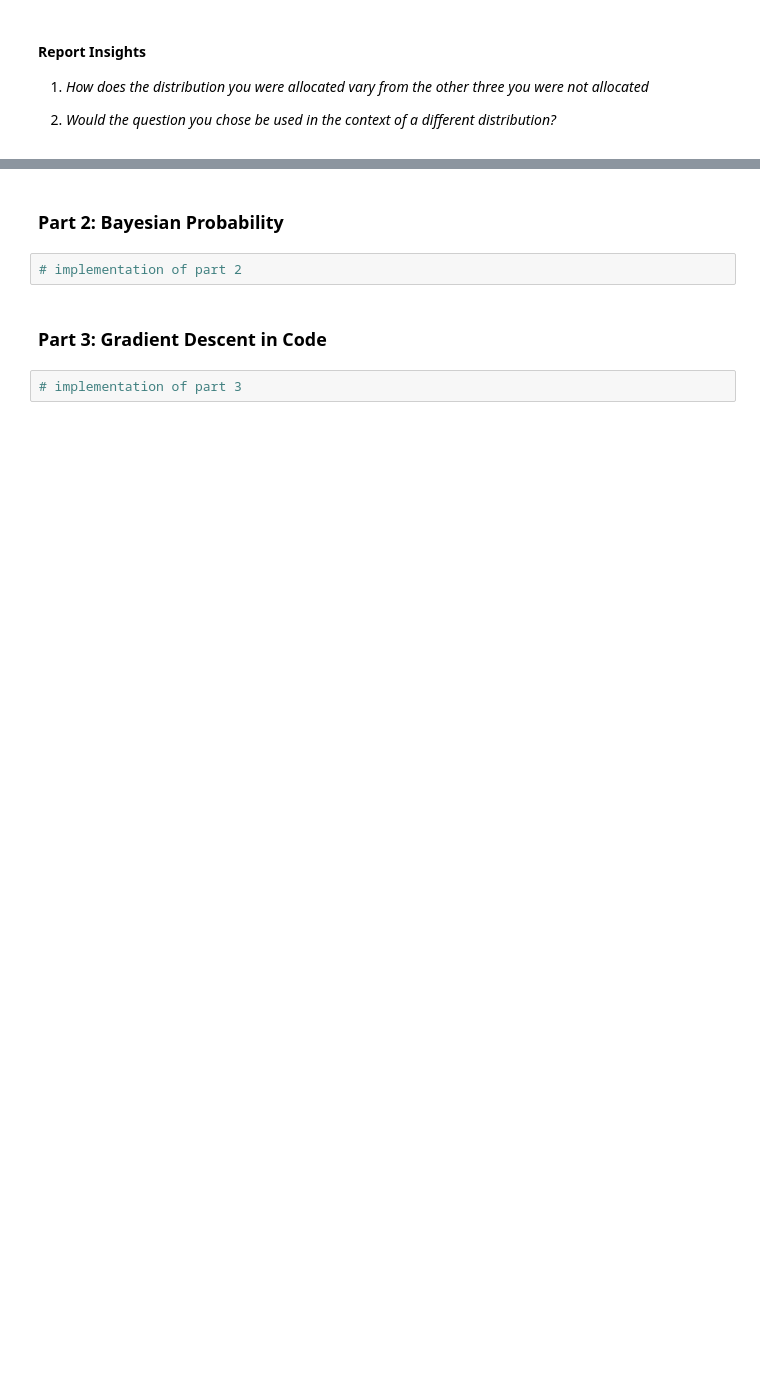
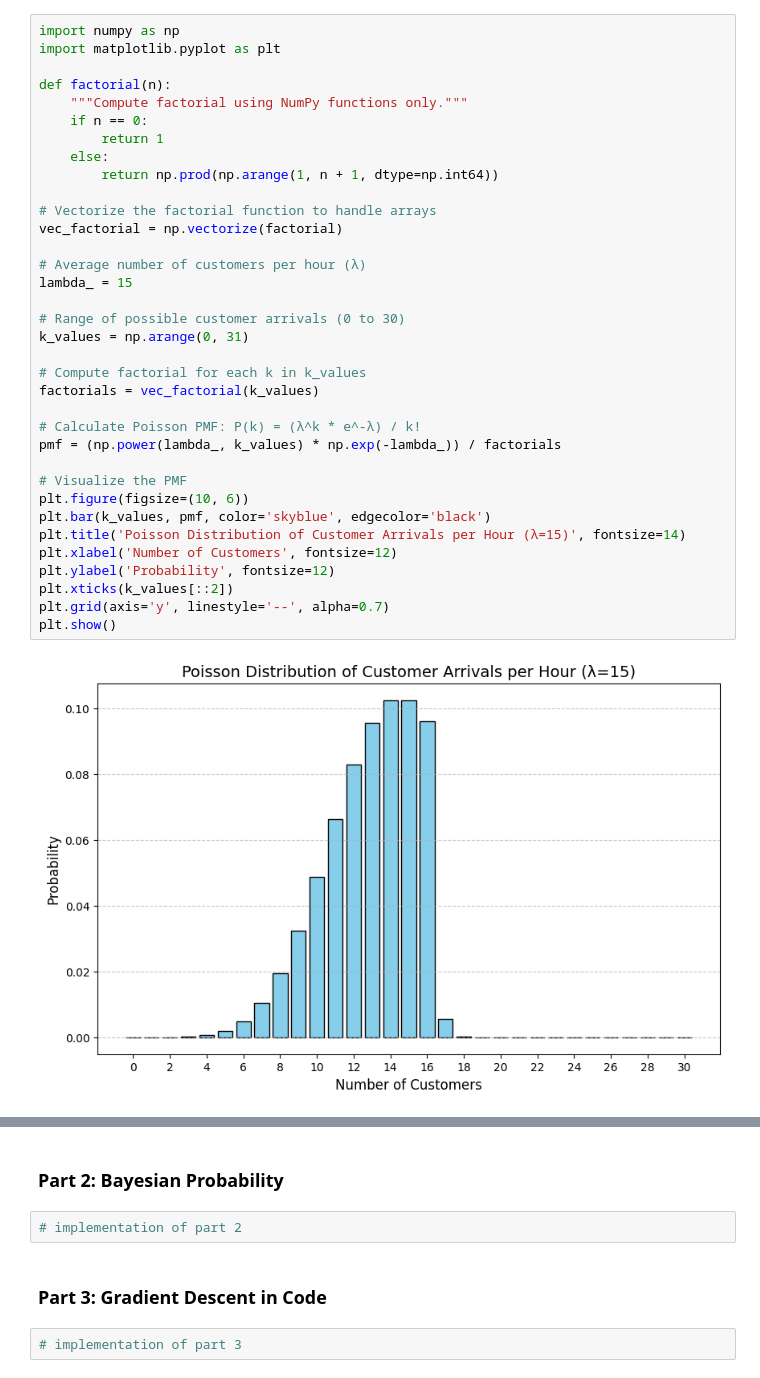
Before and after one commit to aimee-annabelle/Probability_distribution_ML_assignment, a Jupyter notebook: Probability_distribution_ML_assignment.ipynb, the cells around one changed output, grey strips where cells are left out. Cells and saved outputs as stored; diff of their text form; blank space fills up the shorter version.

Commit message:
report insights on poisson distribution implementation scenario

```diff
--- a/Probability_distribution_ML_assignment.ipynb
+++ b/Probability_distribution_ML_assignment.ipynb
@@ -82,6 +11,37 @@ Probability of more than 20 customers: 0.330
-# %% [markdown]
-#### Report Insights
-
-1. *How does the distribution you were allocated vary from the other three you were not allocated*
-
-2. *Would the question you chose be used in the context of a different distribution?*
+# %%
+import numpy as np
+import matplotlib.pyplot as plt
+
+def factorial(n):
+    """Compute factorial using NumPy functions only."""
+    if n == 0:
+        return 1
+    else:
+        return np.prod(np.arange(1, n + 1, dtype=np.int64))
+
+# Vectorize the factorial function to handle arrays
+vec_factorial = np.vectorize(factorial)
+
+# Average number of customers per hour (λ)
+lambda_ = 15
+
+# Range of possible customer arrivals (0 to 30)
+k_values = np.arange(0, 31)
+
+# Compute factorial for each k in k_values
+factorials = vec_factorial(k_values)
+
+# Calculate Poisson PMF: P(k) = (λ^k * e^-λ) / k!
+pmf = (np.power(lambda_, k_values) * np.exp(-lambda_)) / factorials
+
+# Visualize the PMF
+plt.figure(figsize=(10, 6))
+plt.bar(k_values, pmf, color='skyblue', edgecolor='black')
+plt.title('Poisson Distribution of Customer Arrivals per Hour (λ=15)', fontsize=14)
+plt.xlabel('Number of Customers', fontsize=12)
+plt.ylabel('Probability', fontsize=12)
+plt.xticks(k_values[::2])
+plt.grid(axis='y', linestyle='--', alpha=0.7)
+plt.show()
+# %% [output]
+[figure, added]
```
Also changed, not shown: parts of 4 cells of this notebook.
